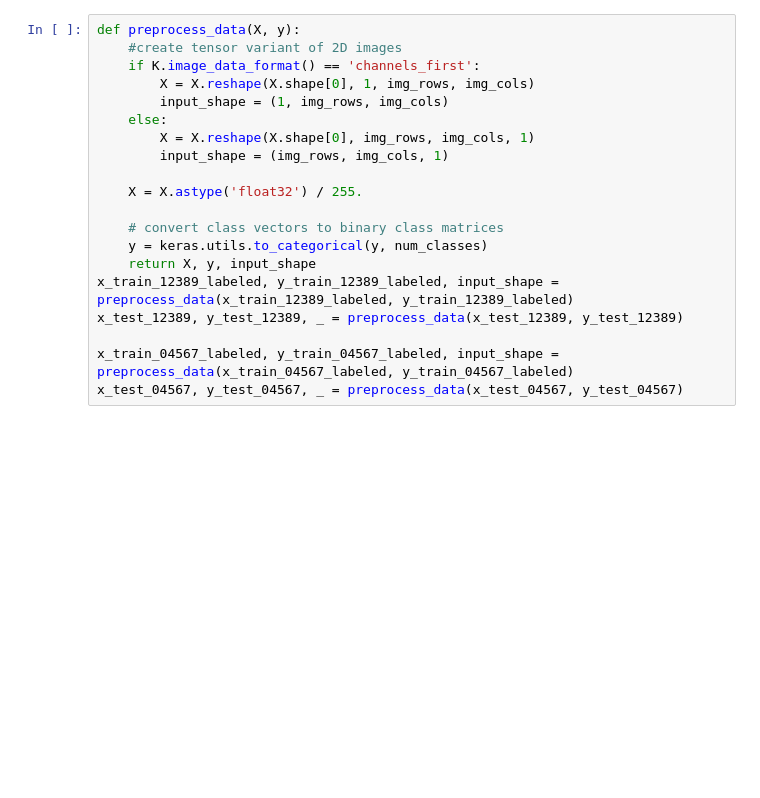
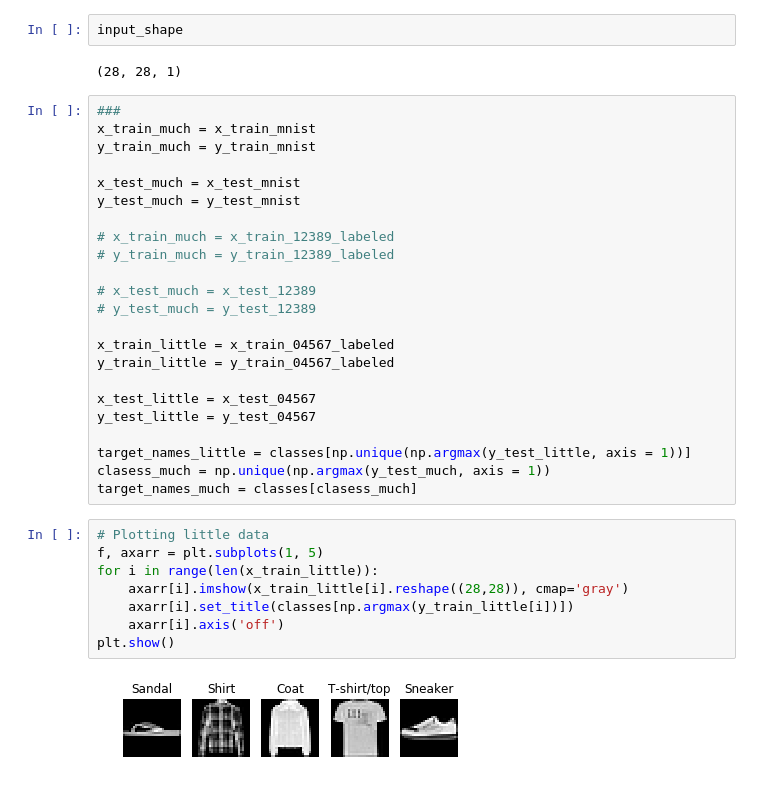
Before and after one commit to Deep-as-hell-team/Fashion-MNIST-, a Jupyter notebook: Transfer learning.ipynb, the cells around one changed output. Saved outputs shown, nothing was run; the diff lists cells and outputs as text; blank space fills up the shorter version.

Commit message:
Playing. Confusion matrix. More paramteres exaplored, more data sets.

```diff
--- a/Transfer learning.ipynb
+++ b/Transfer learning.ipynb
@@ -43,20 +110,37 @@ FC_SIZE = 256
-# %%
-def preprocess_data(X, y):
-    #create tensor variant of 2D images
-    if K.image_data_format() == 'channels_first':
-        X = X.reshape(X.shape[0], 1, img_rows, img_cols)
-        input_shape = (1, img_rows, img_cols)
-    else:
-        X = X.reshape(X.shape[0], img_rows, img_cols, 1)
-        input_shape = (img_rows, img_cols, 1)
-
-    X = X.astype('float32') / 255.
-
-    # convert class vectors to binary class matrices
-    y = keras.utils.to_categorical(y, num_classes)
-    return X, y, input_shape
-x_train_12389_labeled, y_train_12389_labeled, input_shape = preprocess_data(x_train_12389_labeled, y_train_12389_labeled)
-x_test_12389, y_test_12389, _ = preprocess_data(x_test_12389, y_test_12389)
-
-x_train_04567_labeled, y_train_04567_labeled, input_shape = preprocess_data(x_train_04567_labeled, y_train_04567_labeled)
-x_test_04567, y_test_04567, _ = preprocess_data(x_test_04567, y_test_04567)
+# %%
+input_shape
+# %% [output]
+(28, 28, 1)
+# %%
+###
+x_train_much = x_train_mnist
+y_train_much = y_train_mnist
+
+x_test_much = x_test_mnist
+y_test_much = y_test_mnist
+
+# x_train_much = x_train_12389_labeled
+# y_train_much = y_train_12389_labeled
+
+# x_test_much = x_test_12389
+# y_test_much = y_test_12389
+
+x_train_little = x_train_04567_labeled
+y_train_little = y_train_04567_labeled
+
+x_test_little = x_test_04567
+y_test_little = y_test_04567
+
+target_names_little = classes[np.unique(np.argmax(y_test_little, axis = 1))]
+clasess_much = np.unique(np.argmax(y_test_much, axis = 1))
+target_names_much = classes[clasess_much]
+# %%
+# Plotting little data
+f, axarr = plt.subplots(1, 5)
+for i in range(len(x_train_little)):
+    axarr[i].imshow(x_train_little[i].reshape((28,28)), cmap='gray')
+    axarr[i].set_title(classes[np.argmax(y_train_little[i])])
+    axarr[i].axis('off')
+plt.show()
+# %% [output]
+[figure, added]
```
Also changed, not shown: parts of 13 cells of this notebook.
